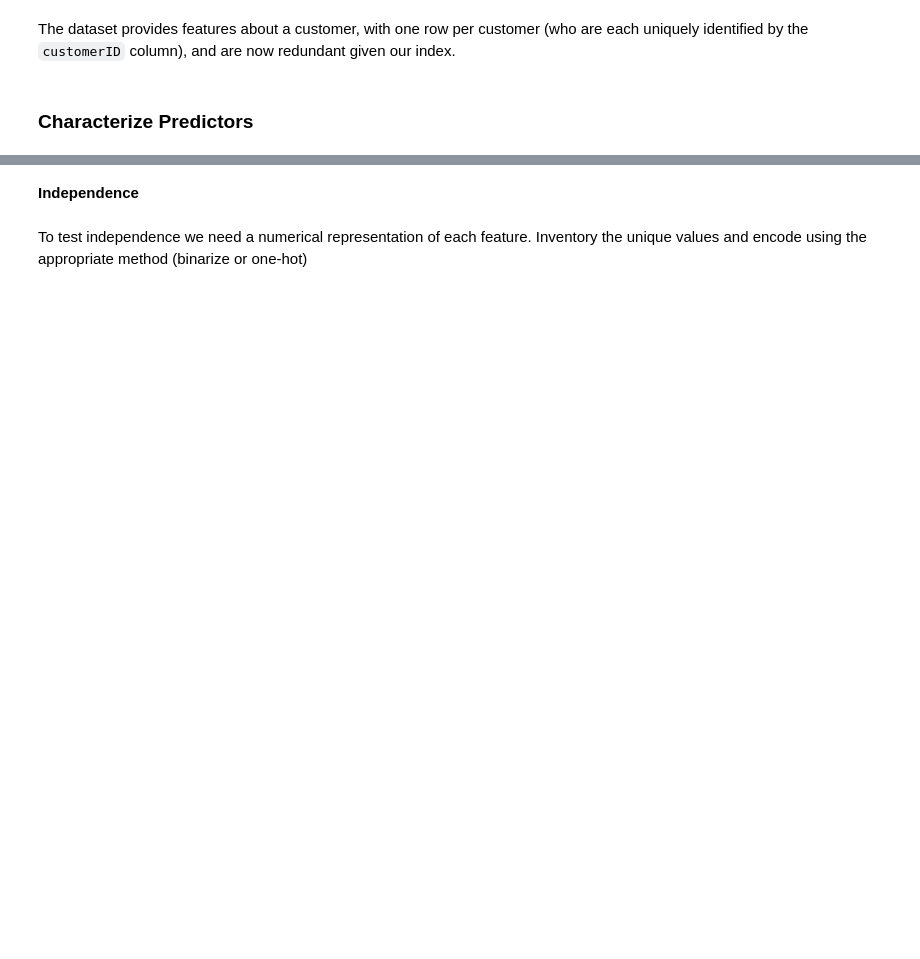
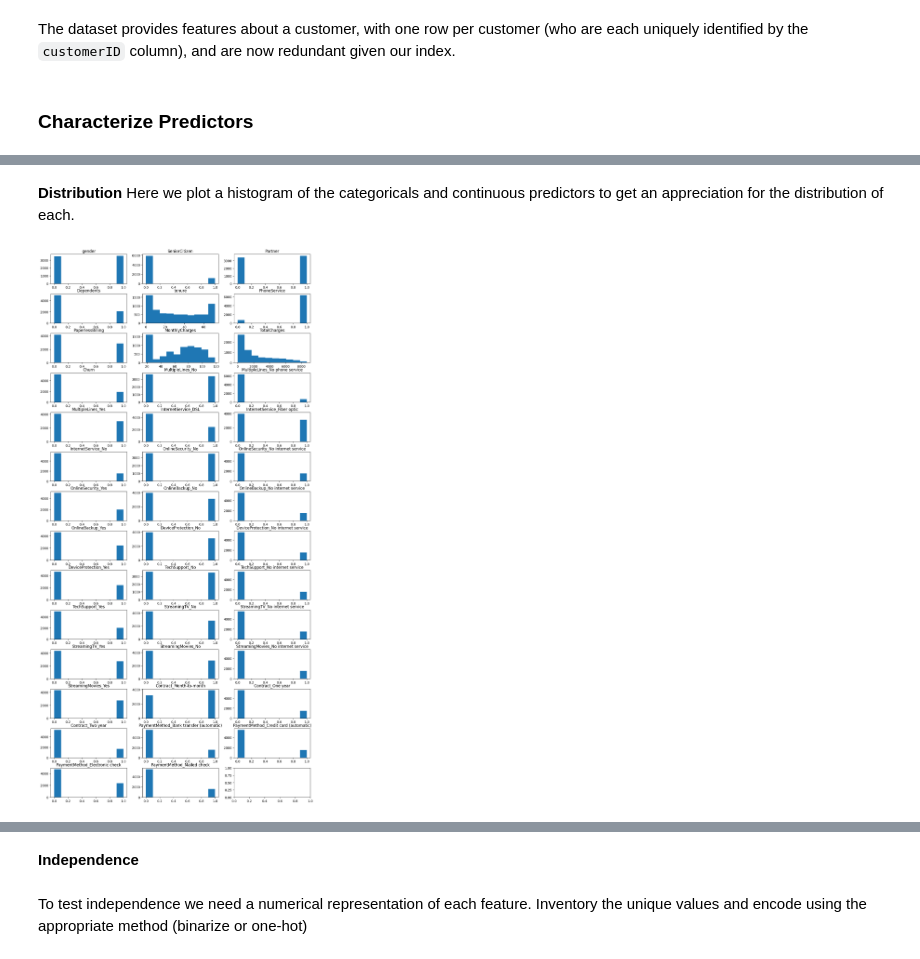
Before and after one commit to auto-d/linear-interp, a Jupyter notebook: linear-interp.ipynb, the cells around one changed output, grey strips where cells are left out. Cells and saved outputs as stored; diff of their text form; code cells hidden in the pictures; blank space fills up the shorter version.

```diff
--- a/linear-interp.ipynb
+++ b/linear-interp.ipynb
@@ -79,0 +152,19 @@ Next we'll inspect the predictor variables and characterize their distribution a
+# %% [markdown]
+**Distribution**
+Here we plot a histogram of the categoricals and continuous predictors to get an appreciation for the distribution of each.
+# %%
+# Plot the distribution of all variables and the target
+features = dfm.columns
+h = 14
+w = 3
+fig, axs = plt.subplots(h,w, figsize=(12,24))
+fig.tight_layout()
+for i, feature in enumerate(features):
+     row = i // w
+     col = i % w
+     axs[row, col].hist(dfm[feature])
+     axs[row, col].set_title(feature)
+
+plt.show()
+# %% [output]
+[figure, added]
```
Also changed, not shown: parts of 104 cells of this notebook.
